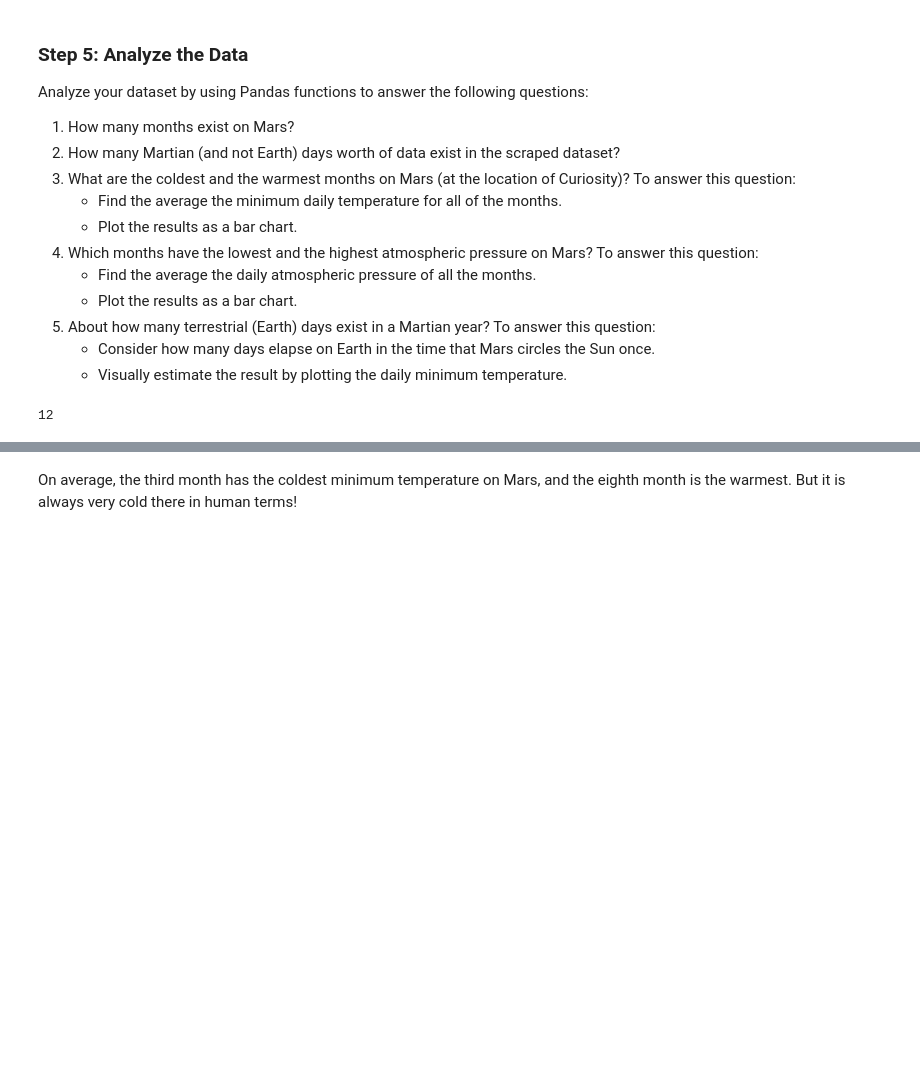
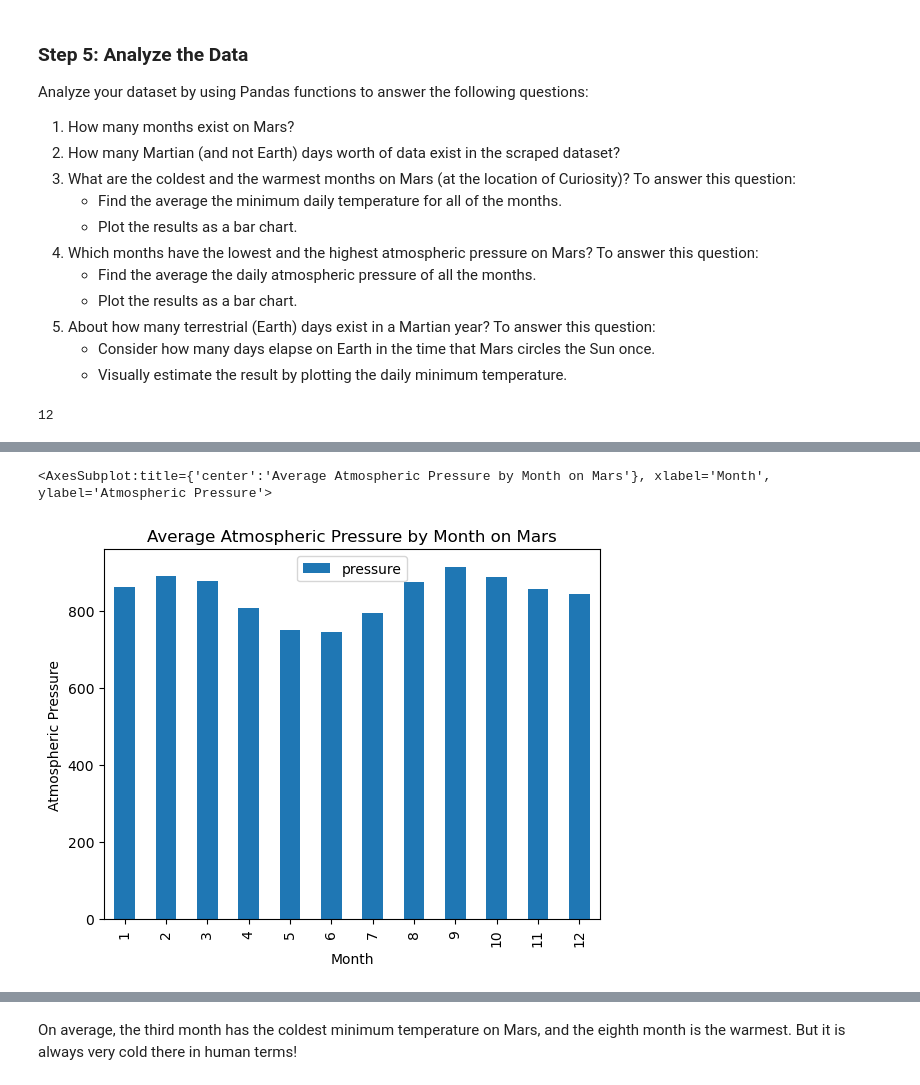
Before and after one commit to bjhepburn/MarsNewsWeather, a Jupyter notebook: part_2_mars_weather.ipynb, the cells around one changed output, grey strips where cells are left out. Saved outputs shown, nothing was run; the diff lists cells and outputs as text; code cells hidden in the pictures; blank space fills up the shorter version.

```diff
--- a/part_2_mars_weather.ipynb
+++ b/part_2_mars_weather.ipynb
@@ -194,2 +199,4 @@ coldest
 # %%
 # 4. Average pressure by Martian month
+monthly_pressures = mars_df.groupby('month', as_index=False)['pressure'].mean()
+monthly_pressures
@@ -199,0 +217,6 @@ coldest
+# %%
+# Plot the average pressure by month
+monthly_pressures.plot(kind='bar', x='month',y='pressure',xlabel='Month',ylabel='Atmospheric Pressure',title='Average Atmospheric Pressure by Month on Mars')
+# %% [output]
+<AxesSubplot:title={'center':'Average Atmospheric Pressure by Month on Mars'}, xlabel='Month', ylabel='Atmospheric Pressure'>
+[figure, added]
```
Also changed, not shown: parts of 10 cells of this notebook, 1 other file.
